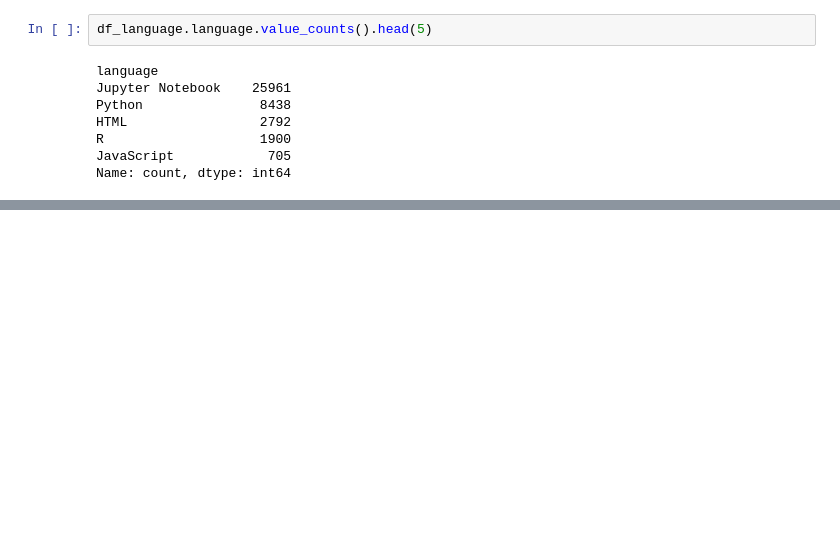
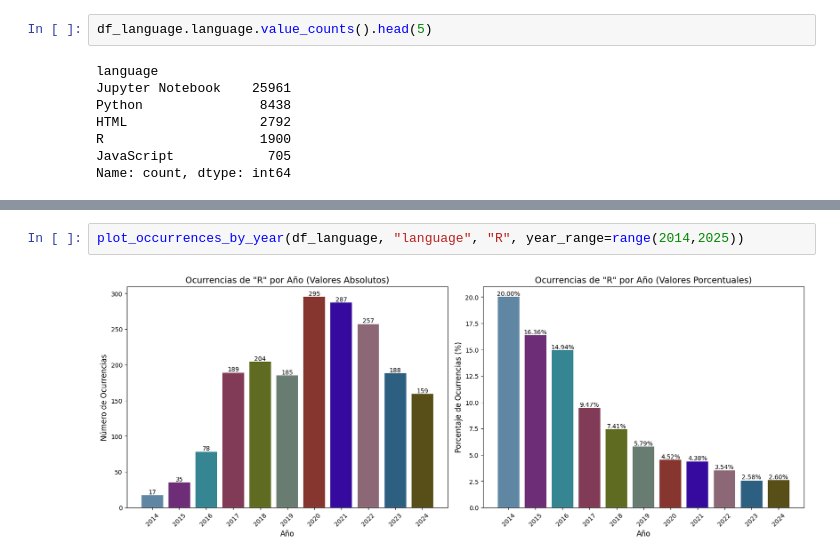
Before and after one commit to neural-insights/EDA_GitHub_Repositories, a Jupyter notebook: main.ipynb, the cells around one changed output, grey strips where cells are left out. Cells and saved outputs as stored; diff of their text form; blank space fills up the shorter version.

```diff
--- a/main.ipynb
+++ b/main.ipynb
@@ -611,0 +466,4 @@ Name: year, Length: 47318, dtype: int32
+# %%
+plot_occurrences_by_year(df_language, "language", "R", year_range=range(2014,2025))
+# %% [output]
+[figure, added]
```
Also changed, not shown: parts of 59 cells of this notebook, 1 other file.
